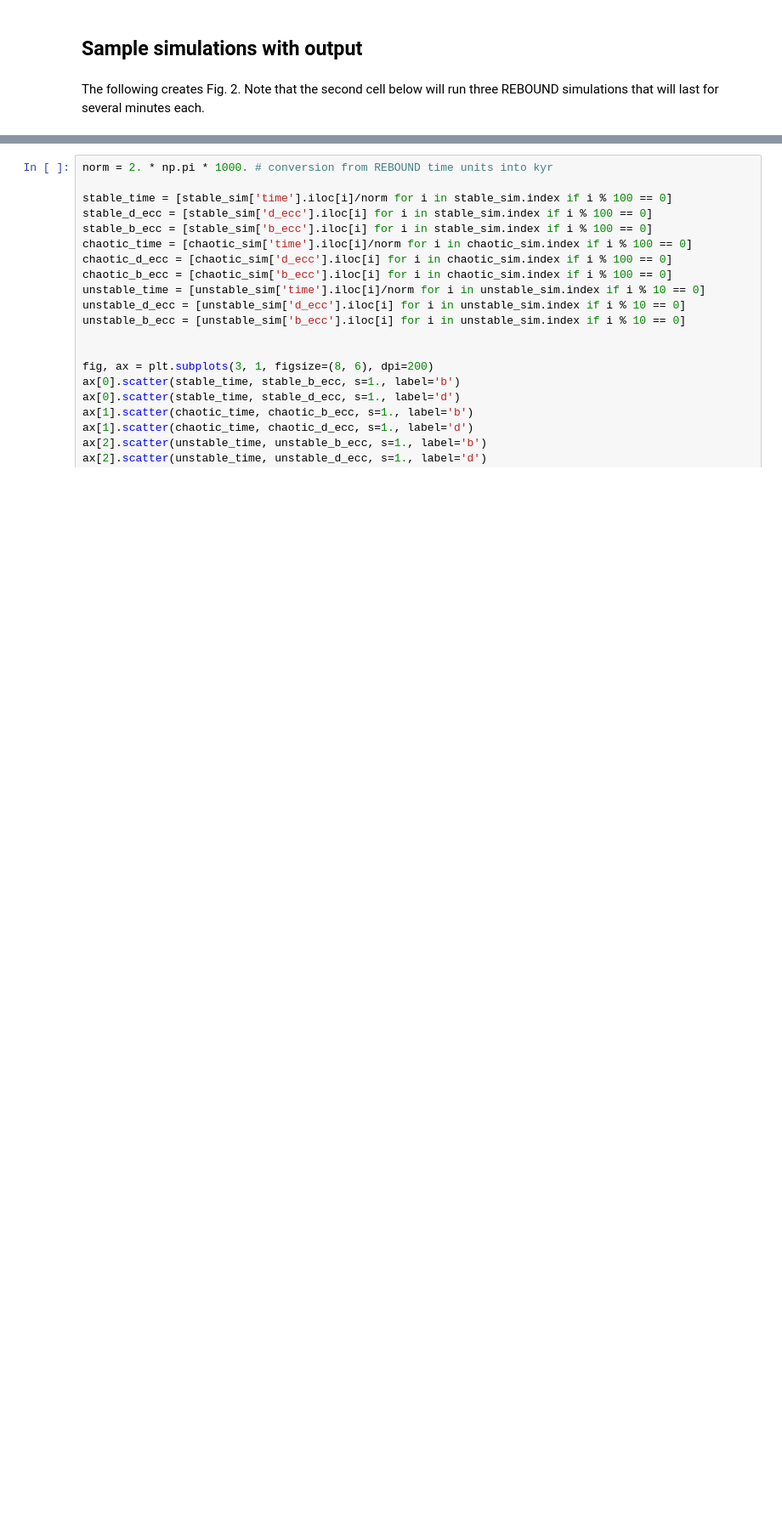
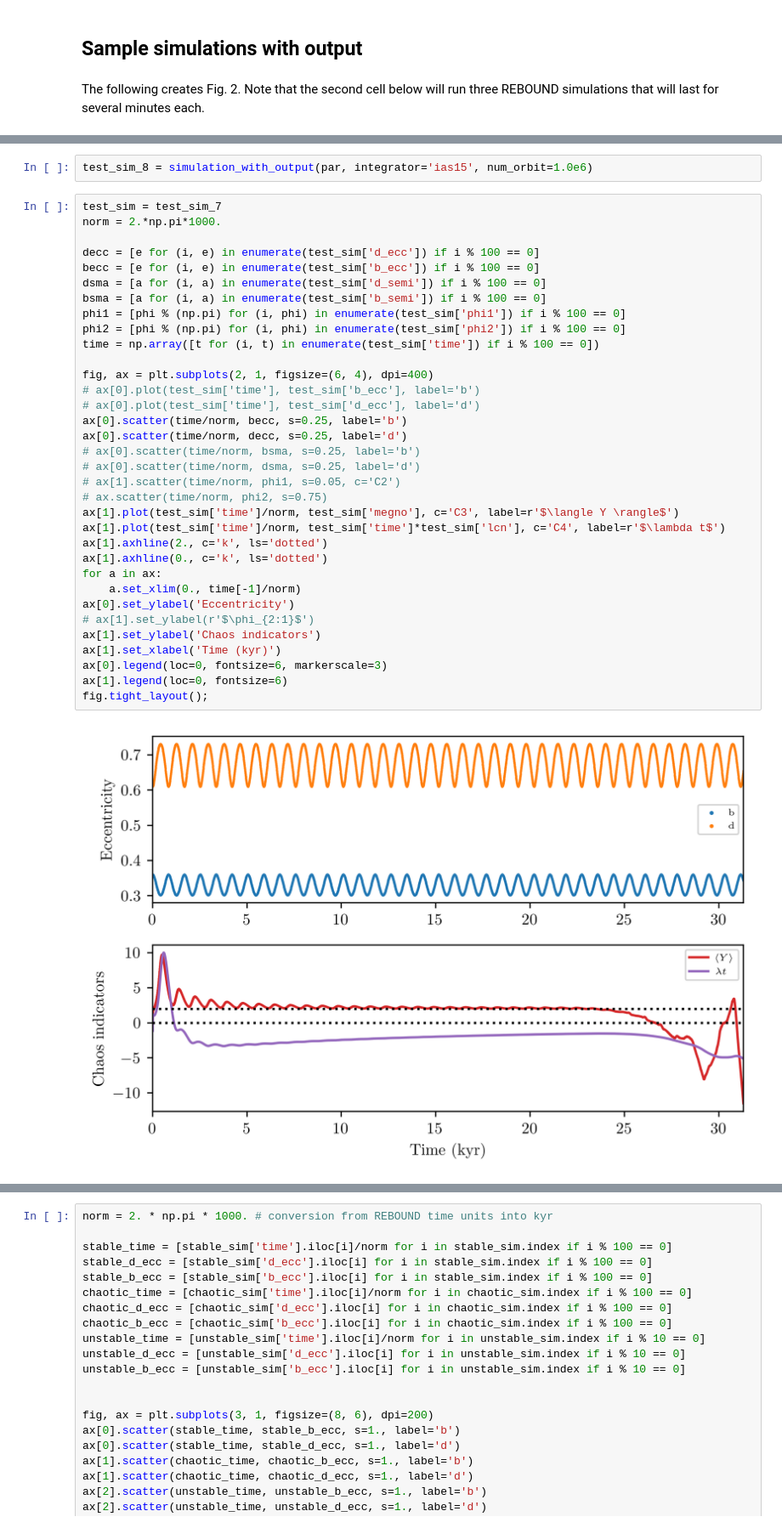
Before and after one commit to jrlivesey/ProximaStability, a Jupyter notebook: stability-maps/Proxima-MEGNO.ipynb, the cells around one changed output, grey strips where cells are left out. Shown at 85% size. Saved outputs shown, nothing was run; the diff lists cells and outputs as text; blank space fills up the shorter version.

```diff
--- a/stability-maps/Proxima-MEGNO.ipynb
+++ b/stability-maps/Proxima-MEGNO.ipynb
@@ -290,0 +358,38 @@ def simulation_with_output(par, integrator='ias15', num_orbit=1.0e6, step_size=1
+# %%
+test_sim_8 = simulation_with_output(par, integrator='ias15', num_orbit=1.0e6)
+# %%
+test_sim = test_sim_7
+norm = 2.*np.pi*1000.
+
+decc = [e for (i, e) in enumerate(test_sim['d_ecc']) if i % 100 == 0]
+becc = [e for (i, e) in enumerate(test_sim['b_ecc']) if i % 100 == 0]
+dsma = [a for (i, a) in enumerate(test_sim['d_semi']) if i % 100 == 0]
+bsma = [a for (i, a) in enumerate(test_sim['b_semi']) if i % 100 == 0]
+phi1 = [phi % (np.pi) for (i, phi) in enumerate(test_sim['phi1']) if i % 100 == 0]
+phi2 = [phi % (np.pi) for (i, phi) in enumerate(test_sim['phi2']) if i % 100 == 0]
+time = np.array([t for (i, t) in enumerate(test_sim['time']) if i % 100 == 0])
+
+fig, ax = plt.subplots(2, 1, figsize=(6, 4), dpi=400)
+# ax[0].plot(test_sim['time'], test_sim['b_ecc'], label='b')
+# ax[0].plot(test_sim['time'], test_sim['d_ecc'], label='d')
+ax[0].scatter(time/norm, becc, s=0.25, label='b')
+ax[0].scatter(time/norm, decc, s=0.25, label='d')
+# ax[0].scatter(time/norm, bsma, s=0.25, label='b')
+# ax[0].scatter(time/norm, dsma, s=0.25, label='d')
+# ax[1].scatter(time/norm, phi1, s=0.05, c='C2')
+# ax.scatter(time/norm, phi2, s=0.75)
+ax[1].plot(test_sim['time']/norm, test_sim['megno'], c='C3', label=r'$\langle Y \rangle$')
+ax[1].plot(test_sim['time']/norm, test_sim['time']*test_sim['lcn'], c='C4', label=r'$\lambda t$')
+ax[1].axhline(2., c='k', ls='dotted')
+ax[1].axhline(0., c='k', ls='dotted')
+for a in ax:
+    a.set_xlim(0., time[-1]/norm)
+ax[0].set_ylabel('Eccentricity')
+# ax[1].set_ylabel(r'$\phi_{2:1}$')
+ax[1].set_ylabel('Chaos indicators')
+ax[1].set_xlabel('Time (kyr)')
+ax[0].legend(loc=0, fontsize=6, markerscale=3)
+ax[1].legend(loc=0, fontsize=6)
+fig.tight_layout();
+# %% [output]
+[figure, added]
```
Also changed, not shown: parts of 13 cells of this notebook, 8 other files.
